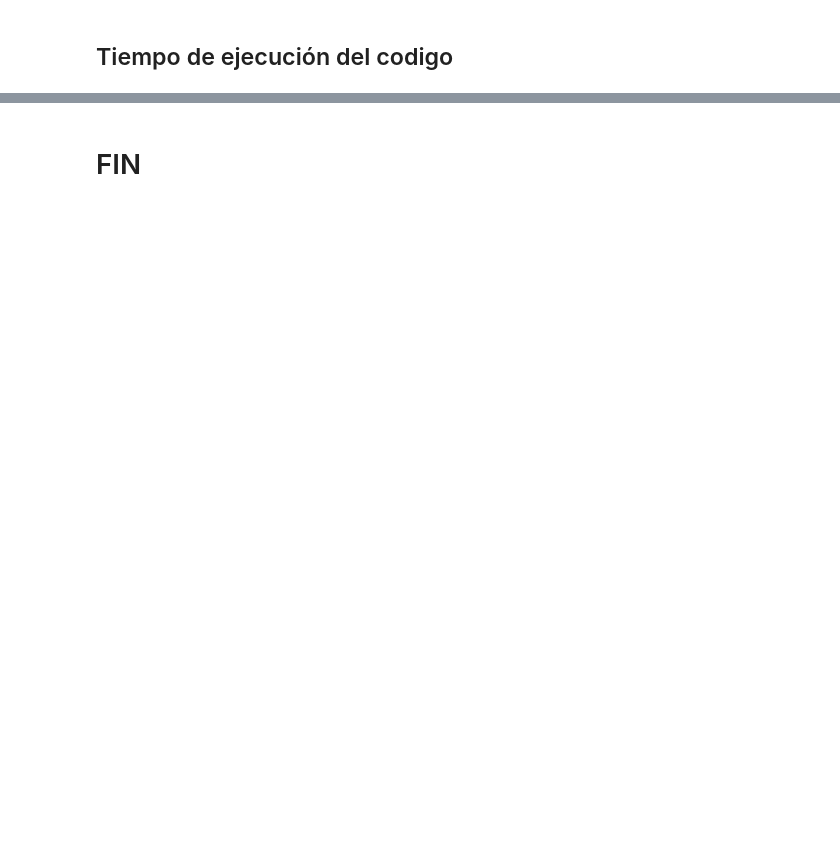
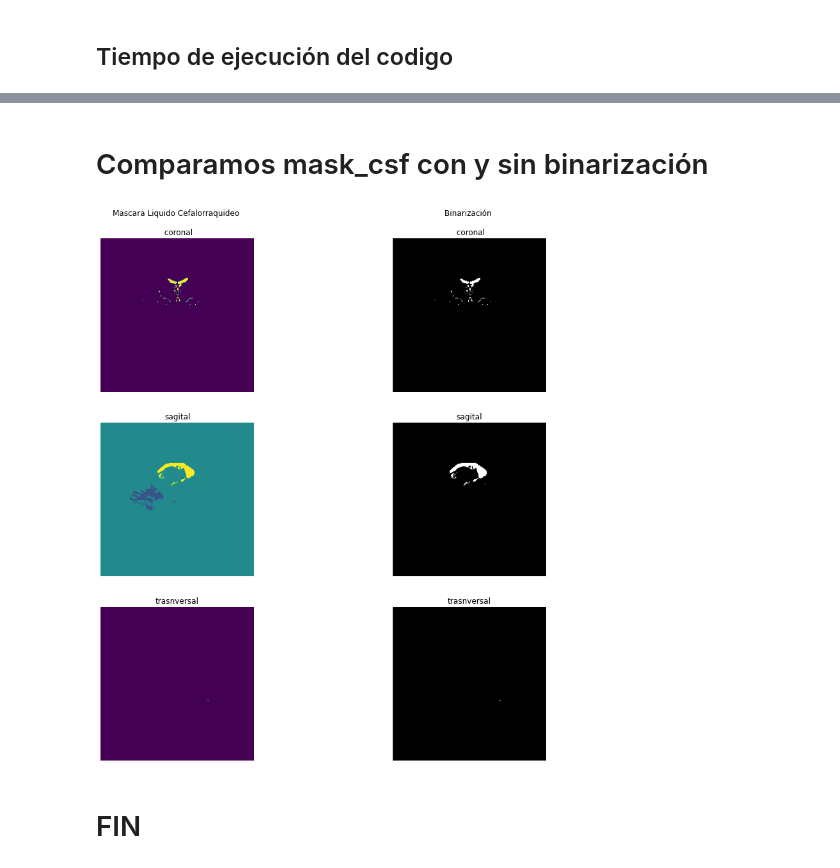
Before and after one commit to aracenafisica/Mascara_CSF, a Jupyter notebook: mascara_csf.ipynb, the cells around one changed output, grey strips where cells are left out. Cells and saved outputs as stored; diff of their text form; code cells hidden in the pictures; blank space fills up the shorter version.

Commit message:
mascara mask_csf con binarizacion

```diff
--- a/mascara_csf.ipynb
+++ b/mascara_csf.ipynb
@@ -360,3 +377,55 @@ print('---------------------------------------\n',
  ---------------------------------------
+# %% [markdown]
+# Comparamos mask_csf con y sin binarización
+# %%
+'''
+De manera de comprobar la binarización, mostramos ambas imagenes
+'''
+# sin binarización - original
+mask_csf_ori = datos_mask_wm_csf - datos_mask_wm
+
+'''
+corte coronal ori
+'''
+coro_csf_ori = mask_csf_ori[:, :,cor_sel]
+#rotada
+coro_csf_ori_r = ndimage.rotate(coro_csf_ori, -90, reshape=True)
+
+
+'''
+corte sagital ori
+'''
+sagi_csf_ori = mask_csf_ori[cor_sel,:, :]
+#rotada
+sagi_csf_ori_r = ndimage.rotate(sagi_csf_ori, 0, reshape=True)
+
+'''
+corte transversal ori
+'''
+tran_csf_ori = mask_csf[:,cor_sel, :]
+#rotada
+tran_csf_ori_r = ndimage.rotate(tran_csf_ori, 90, reshape=True)
+
+'''
+Mostramos las imagenes
+'''
+
+fig = plt.figure(figsize=(15, 15))
+plt.subplot(3,2,1) ; plt.imshow(coro_csf_ori_r)
+plt.title('Mascara Liquido Cefalorraquideo \n\n coronal') ; plt.axis('off')
+plt.subplot(3,2,2) ; plt.imshow(coro_csf_r,cmap='gray')
+plt.title('Binarización \n\n coronal') ; plt.axis('off')
+plt.subplot(3,2,3) ; plt.imshow(sagi_csf_ori_r)
+plt.title('sagital') ; plt.axis('off')
+plt.subplot(3,2,4) ; plt.imshow(sagi_csf_r,cmap='gray')
+plt.title('sagital') ; plt.axis('off')
+plt.subplot(3,2,5) ; plt.imshow(tran_csf_ori_r)
+plt.title('trasnversal') ; plt.axis('off')
+plt.subplot(3,2,6) ; plt.imshow(tran_csf_r,cmap='gray')
+plt.title('trasnversal') ; plt.axis('off')
+fig.patch.set_facecolor('xkcd:white')
+plt.show()
+# %% [output]
+[figure, added]
 # %% [markdown]
 # FIN
```
Also changed, not shown: parts of 10 cells of this notebook, 4 other files.
